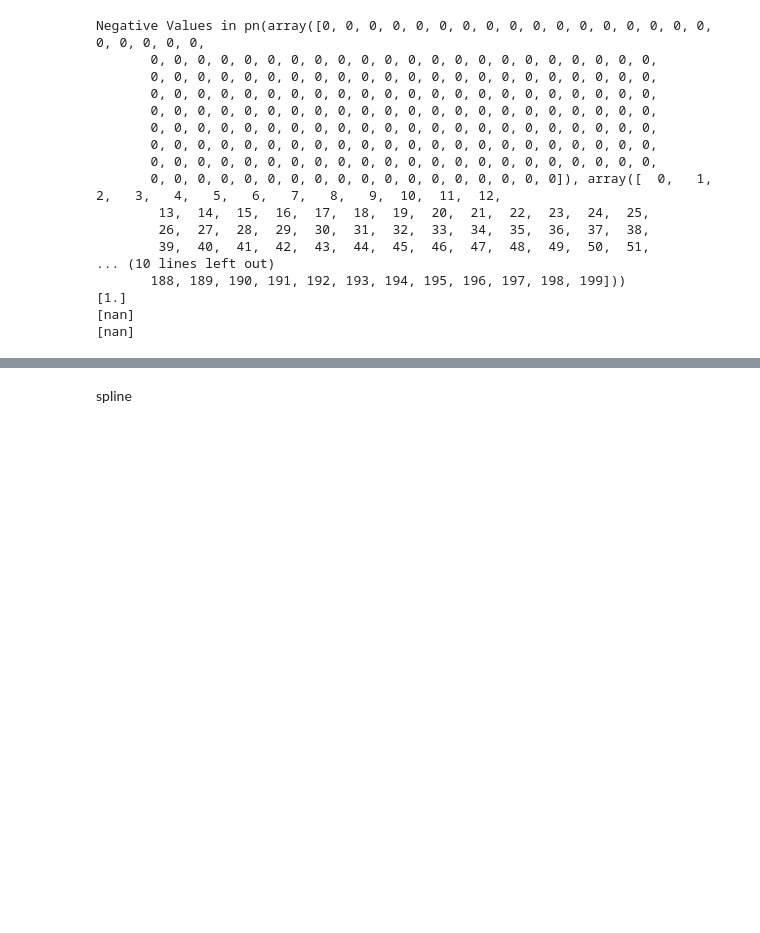
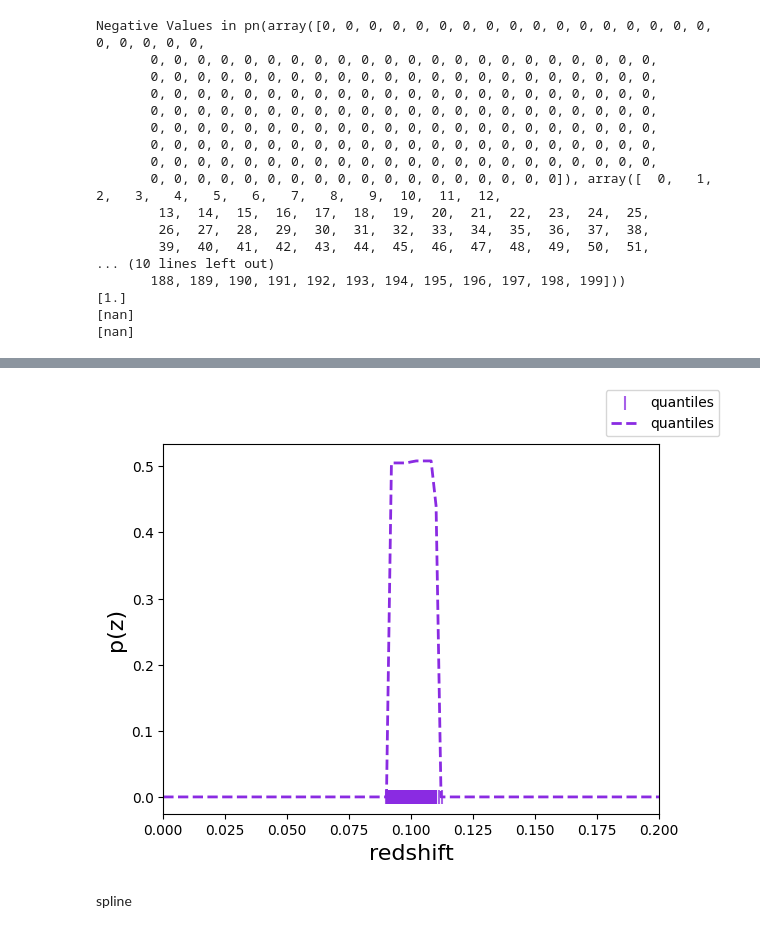
Before and after one commit to chadschafer/qp, a Jupyter notebook: nb/spline_try_copy.ipynb, the cells around one changed output, grey strips where cells are left out. Saved outputs shown, nothing was run; the diff lists cells and outputs as text; code cells hidden in the pictures; blank space fills up the shorter version.

```diff
--- a/nb/spline_try_copy.ipynb
+++ b/nb/spline_try_copy.ipynb
@@ -2340,3 +2366,12 @@ Negative Values in pn(array([0, 0, 0, 0, 0, 0, 0, 0, 0, 0, 0, 0, 0, 0, 0, 0, 0,
+# %%
+testquants = np.linspace(0, 1, 299)
+testppf = interp_dist1.ppf(testquants)
+# %%
+quant_test = qp.quant(quants=testquants[1:-1], locs=testppf[0][1:-1]) #new quantile ensemble
+fig, axes = qp.plotting.plot_native(quant_test, xlim=(0, 0.2), label="quantiles")
+leg = fig.legend()
+# %% [output]
+[figure, added]
 # %% [markdown]
 spline
 # %%
```
Also changed, not shown: parts of 5 cells of this notebook.
